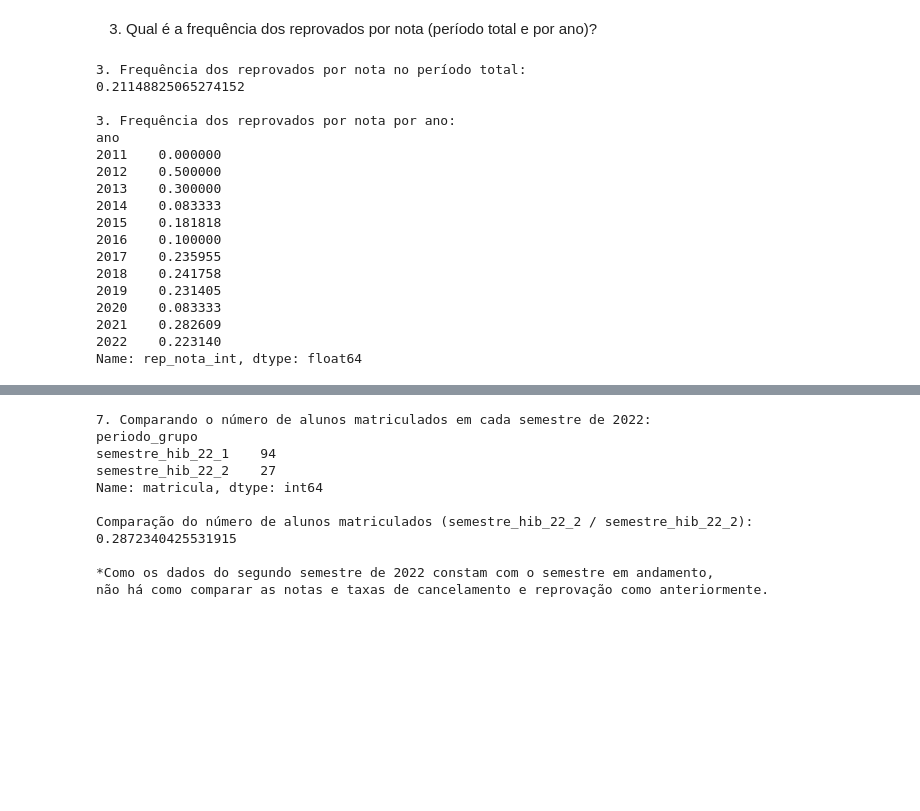
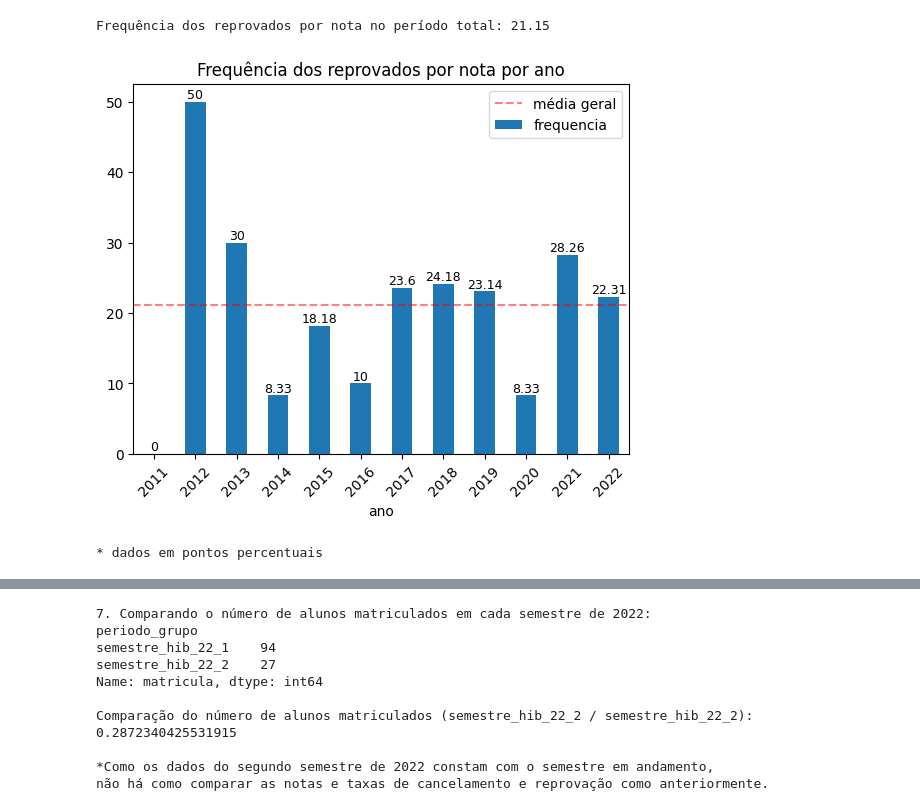
Before and after one commit to gab-berger/dsbd-pos, a Jupyter notebook: linguagem_programacao/python/trabalho1_analise_final.ipynb, the cells around one changed output, grey strips where cells are left out. Cells and saved outputs as stored; diff of their text form; code cells hidden in the pictures; blank space fills up the shorter version.

```diff
--- a/linguagem_programacao/python/trabalho1_analise_final.ipynb
+++ b/linguagem_programacao/python/trabalho1_analise_final.ipynb
@@ -114,30 +84,15 @@ Name: nota, dtype: float64
-# %% [markdown]
-3. Qual é a frequência dos reprovados por nota (período total e por ano)?
 # %%
-r31 = df['rep_nota_int'].mean()
-print('\n3. Frequência dos reprovados por nota no período total:')
+# 3. Qual é a frequência dos reprovados por nota?
+r31 = (df['rep_nota_int']*100).mean().round(2)
+print('Frequência dos reprovados por nota no período total:',end=' ')
 print(r31)
-r32 = df.groupby('ano')['rep_nota_int'].mean()
-print('\n3. Frequência dos reprovados por nota por ano: ')
-print(r32)
+r32 = (df.groupby('ano')['rep_nota_int'].mean()*100).round(2)
+r32 = r32.rename("frequencia")
+gen_bar_graph(r32,r31,'Frequência dos reprovados por nota por ano','upper right')
+print('* dados em pontos percentuais')
 # %% [output]
-3. Frequência dos reprovados por nota no período total:
-0.21148825065274152
-
-3. Frequência dos reprovados por nota por ano:
-ano
-2011    0.000000
-2012    0.500000
-2013    0.300000
-2014    0.083333
-2015    0.181818
-2016    0.100000
-2017    0.235955
-2018    0.241758
-2019    0.231405
-2020    0.083333
-2021    0.282609
-2022    0.223140
-Name: rep_nota_int, dtype: float64
+Frequência dos reprovados por nota no período total: 21.15
+[figure, added]
+* dados em pontos percentuais
 # %%
 # 4. Qual a porcentagem de evasões (total e anual)?
```
Also changed, not shown: parts of 12 cells of this notebook.
